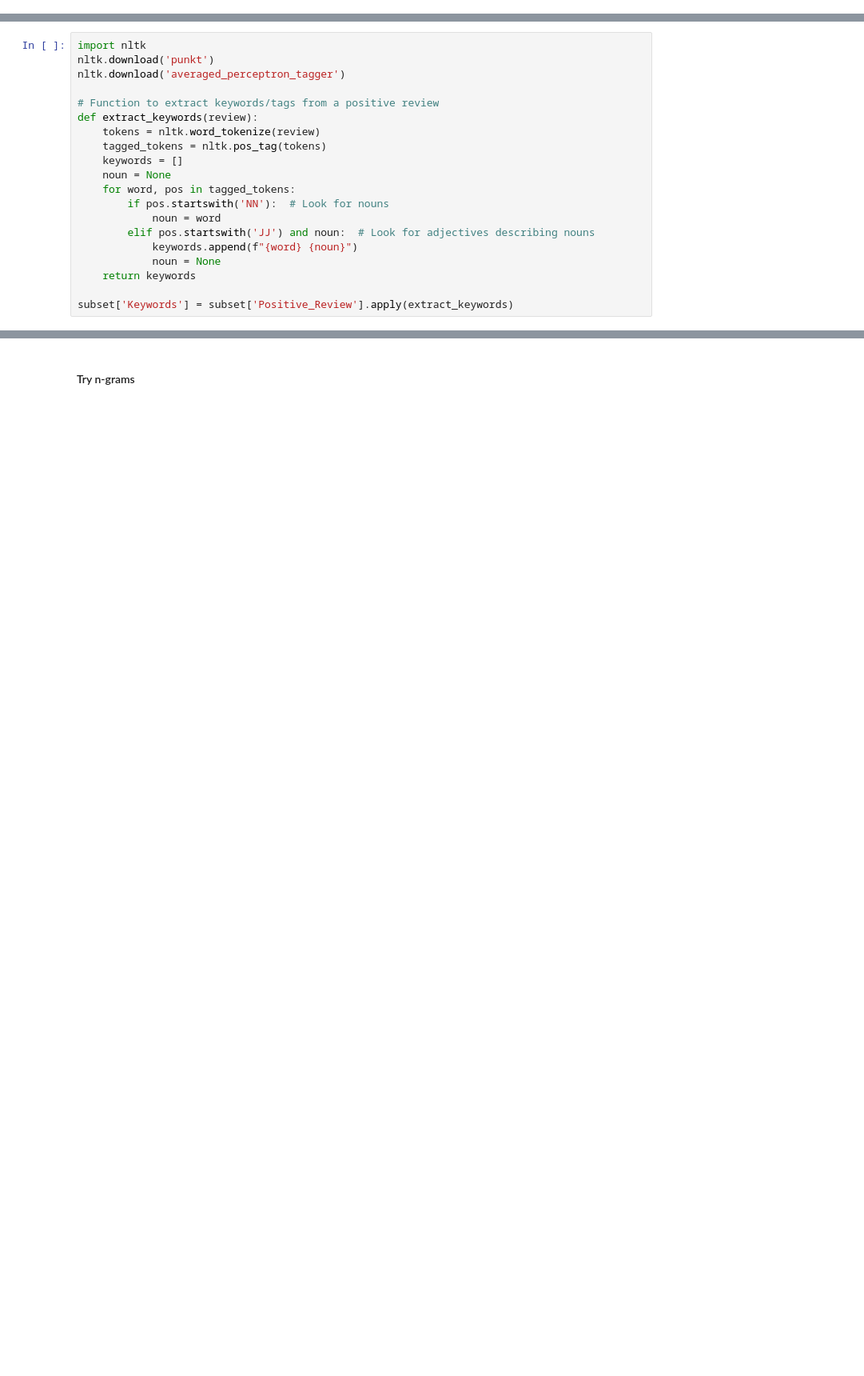
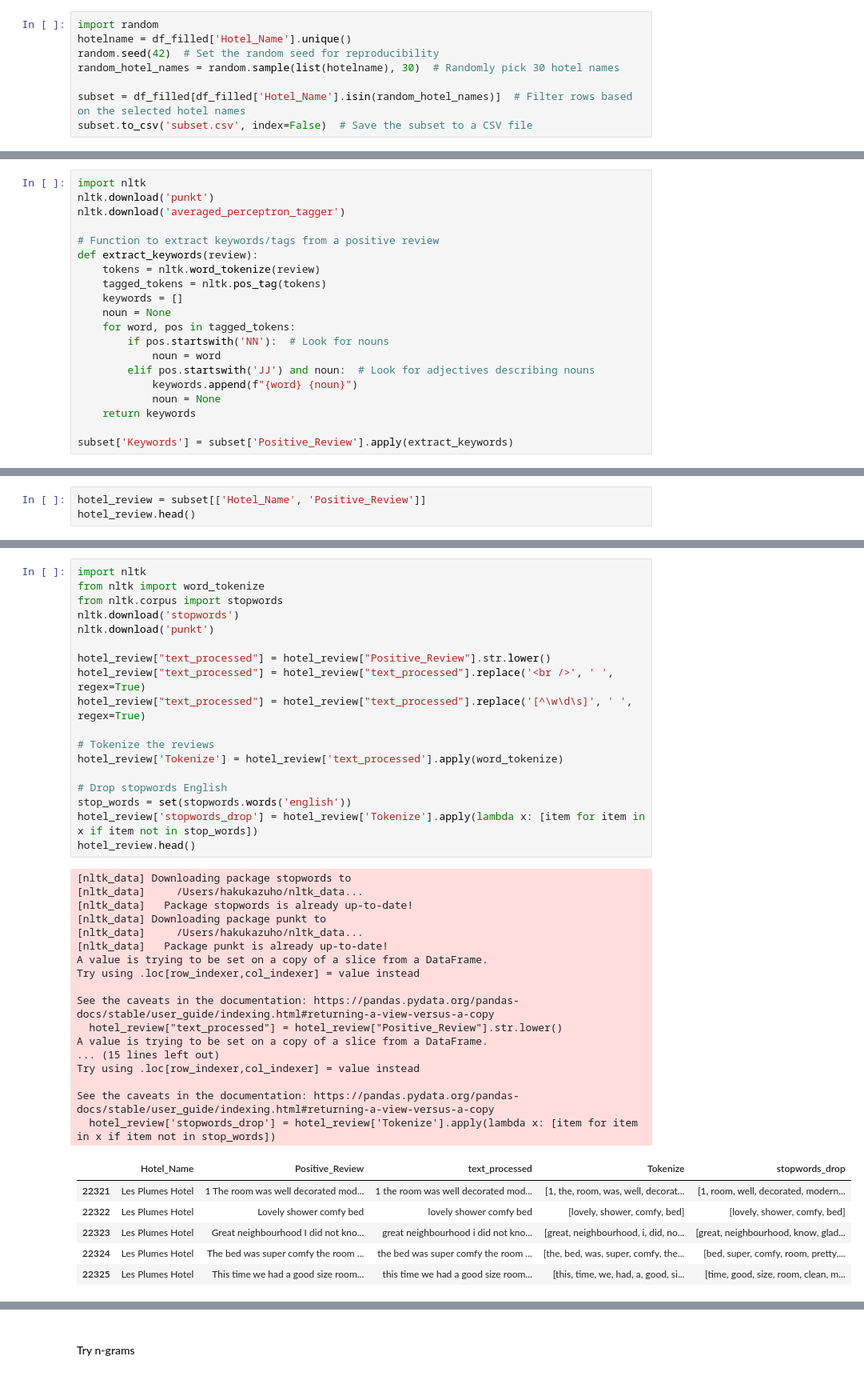
Before and after one commit to EricBaiBusiness/Luxurious-Hotel-Review, a Jupyter notebook: Final Deliverable/Recommendation System 2.0.ipynb, the cells around one changed output, grey strips where cells are left out. Shown: that part at 80% size. Drawn from its saved outputs; the diff is of its cells as text; blank space fills up the shorter version.

```diff
--- a/Final Deliverable/Recommendation System 2.0.ipynb
+++ b/Final Deliverable/Recommendation System 2.0.ipynb
@@ -112,3 +98,11 @@ subset.describe()
+# %%
+import random
+hotelname = df_filled['Hotel_Name'].unique()
+random.seed(42)  # Set the random seed for reproducibility
+random_hotel_names = random.sample(list(hotelname), 30)  # Randomly pick 30 hotel names
+
+subset = df_filled[df_filled['Hotel_Name'].isin(random_hotel_names)]  # Filter rows based on the selected hotel names
+subset.to_csv('subset.csv', index=False)  # Save the subset to a CSV file
 # %% [markdown]
 ### Extract all tags from Positive_Review for each review
 # %%
@@ -335,0 +263,3 @@ sorted_tfidf
+# %%
+hotel_review = subset[['Hotel_Name', 'Positive_Review']]
+hotel_review.head()
@@ -335,0 +273,42 @@ sorted_tfidf
+# %%
+import nltk
+from nltk import word_tokenize
+from nltk.corpus import stopwords
+nltk.download('stopwords')
+nltk.download('punkt')
+
+hotel_review["text_processed"] = hotel_review["Positive_Review"].str.lower()
+hotel_review["text_processed"] = hotel_review["text_processed"].replace('<br />', ' ', regex=True)
+hotel_review["text_processed"] = hotel_review["text_processed"].replace('[^\w\d\s]', ' ', regex=True)
+
+# Tokenize the reviews
+hotel_review['Tokenize'] = hotel_review['text_processed'].apply(word_tokenize)
+
+# Drop stopwords English
+stop_words = set(stopwords.words('english'))
+hotel_review['stopwords_drop'] = hotel_review['Tokenize'].apply(lambda x: [item for item in x if item not in stop_words])
+hotel_review.head()
+# %% [output]
+[nltk_data] Downloading package stopwords to
+[nltk_data]     /Users/hakukazuho/nltk_data...
+[nltk_data]   Package stopwords is already up-to-date!
+[nltk_data] Downloading package punkt to
+[nltk_data]     /Users/hakukazuho/nltk_data...
+[nltk_data]   Package punkt is already up-to-date!
+A value is trying to be set on a copy of a slice from a DataFrame.
+Try using .loc[row_indexer,col_indexer] = value instead
+
+See the caveats in the documentation: https://pandas.pydata.org/pandas-docs/stable/user_guide/indexing.html#returning-a-view-versus-a-copy
+  hotel_review["text_processed"] = hotel_review["Positive_Review"].str.lower()
+A value is trying to be set on a copy of a slice from a DataFrame.
+... (15 lines left out)
+Try using .loc[row_indexer,col_indexer] = value instead
+
+See the caveats in the documentation: https://pandas.pydata.org/pandas-docs/stable/user_guide/indexing.html#returning-a-view-versus-a-copy
+  hotel_review['stopwords_drop'] = hotel_review['Tokenize'].apply(lambda x: [item for item in x if item not in stop_words])
+|  | Hotel_Name | Positive_Review | text_processed | Tokenize | stopwords_drop |
+| 22321 | Les Plumes Hotel | 1 The room was well decorated mod... | 1 the room was well decorated mod... | [1, the, room, was, well, decorat... | [1, room, well, decorated, modern... |
+| 22322 | Les Plumes Hotel | Lovely shower comfy bed | lovely shower comfy bed | [lovely, shower, comfy, bed] | [lovely, shower, comfy, bed] |
+| 22323 | Les Plumes Hotel | Great neighbourhood I did not kno... | great neighbourhood i did not kno... | [great, neighbourhood, i, did, no... | [great, neighbourhood, know, glad... |
+| 22324 | Les Plumes Hotel | The bed was super comfy the room ... | the bed was super comfy the room ... | [the, bed, was, super, comfy, the... | [bed, super, comfy, room, pretty,... |
+| 22325 | Les Plumes Hotel | This time we had a good size room... | this time we had a good size room... | [this, time, we, had, a, good, si... | [time, good, size, room, clean, m... |
```
Also changed, not shown: parts of 14 cells of this notebook.
